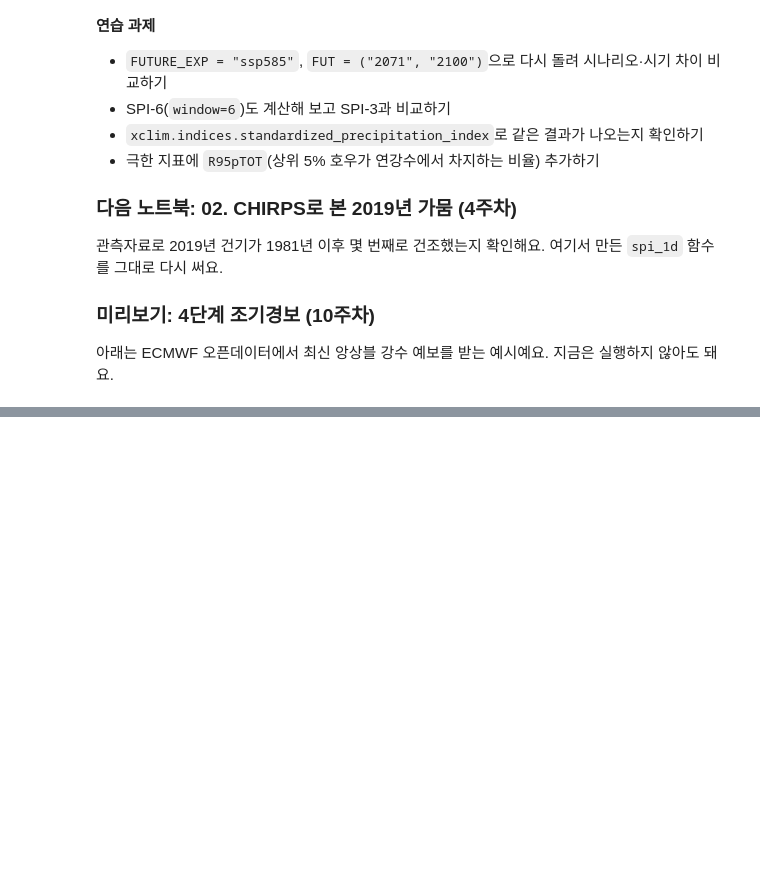
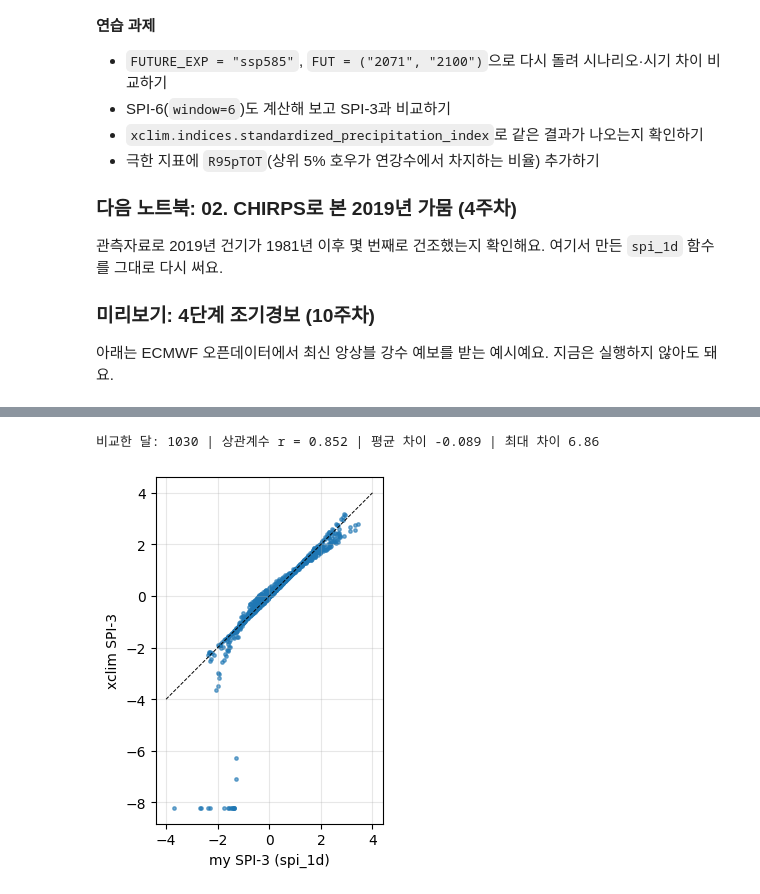
Before and after one commit to juhae-jude/Cambodia-Climate-Water-Energy, a Jupyter notebook: notebooks/01_cmip6_starter.ipynb, the cells around one changed output, grey strips where cells are left out. Drawn from its saved outputs; the diff is of its cells as text; code cells hidden in the pictures; blank space fills up the shorter version.

```diff
--- a/notebooks/01_cmip6_starter.ipynb
+++ b/notebooks/01_cmip6_starter.ipynb
@@ -273,12 +275,3 @@ plt.tight_layout(); plt.show()
 **해석 포인트**
 - 모델 격자가 1–2°라 캄보디아가 몇 개 격자로만 표현돼요. 지도는 공간 패턴보다 **변화의 방향과 크기**로 읽으세요.
 - 영역 평균은 극한값을 희석해요. 격자별로 지수를 계산한 뒤 평균한 것(위 방식)과, 영역 평균 강수로 지수를 계산한 것은 다른 값이에요. 왜 그런지 메모해 두세요.
-# %%
-from scipy.stats import mannwhitneyu
-
-for name in INDICES:
-    h = area_mean(res[name]["hist"]).values
-    fu = area_mean(res[name]["fut"]).values
-    stat, p = mannwhitneyu(h, fu, alternative="two-sided")
-    mark = "의미 있음" if p < 0.05 else "우연일 수 있음"
-    print(f"{name:7s} p = {p:.3f} -> {mark}")
@@ -388,0 +463,27 @@ severe+ (SPI<=-1.5)   : 기준   6.7%  →  미래   3.9% of months
+# %%
+from xclim.indices import standardized_precipitation_index
+
+pr_area = area_mean(convert_units_to(prm, "mm/d"))
+pr_area.attrs["units"] = "mm/d"          # area_mean에서 단위 정보가 사라질 수 있어 다시 붙이기
+
+spi3_xc = standardized_precipitation_index(
+    pr_area, freq="MS", window=3, dist="gamma", method="ML",
+    cal_start=f"{BASE[0]}-01-01", cal_end=f"{BASE[1]}-12-31",
+)
+
+a = spi3.values
+b = spi3_xc.values[: a.size]
+ok = ~np.isnan(a) & ~np.isnan(b)
+diff = b[ok] - a[ok]
+print(f"비교한 달: {ok.sum()} | 상관계수 r = {np.corrcoef(a[ok], b[ok])[0, 1]:.3f} | "
+      f"평균 차이 {diff.mean():+.3f} | 최대 차이 {np.abs(diff).max():.2f}")
+
+fig, ax = plt.subplots(figsize=(4.5, 4.5))
+ax.scatter(a, b, s=6, alpha=0.6)
+ax.plot([-4, 4], [-4, 4], "k--", lw=0.7)
+ax.set_xlabel("my SPI-3 (spi_1d)"); ax.set_ylabel("xclim SPI-3")
+ax.set_aspect("equal"); ax.grid(alpha=0.3)
+plt.show()
+# %% [output]
+비교한 달: 1030 | 상관계수 r = 0.852 | 평균 차이 -0.089 | 최대 차이 6.86
+[figure, added]
```
Also changed, not shown: parts of 25 cells of this notebook.
